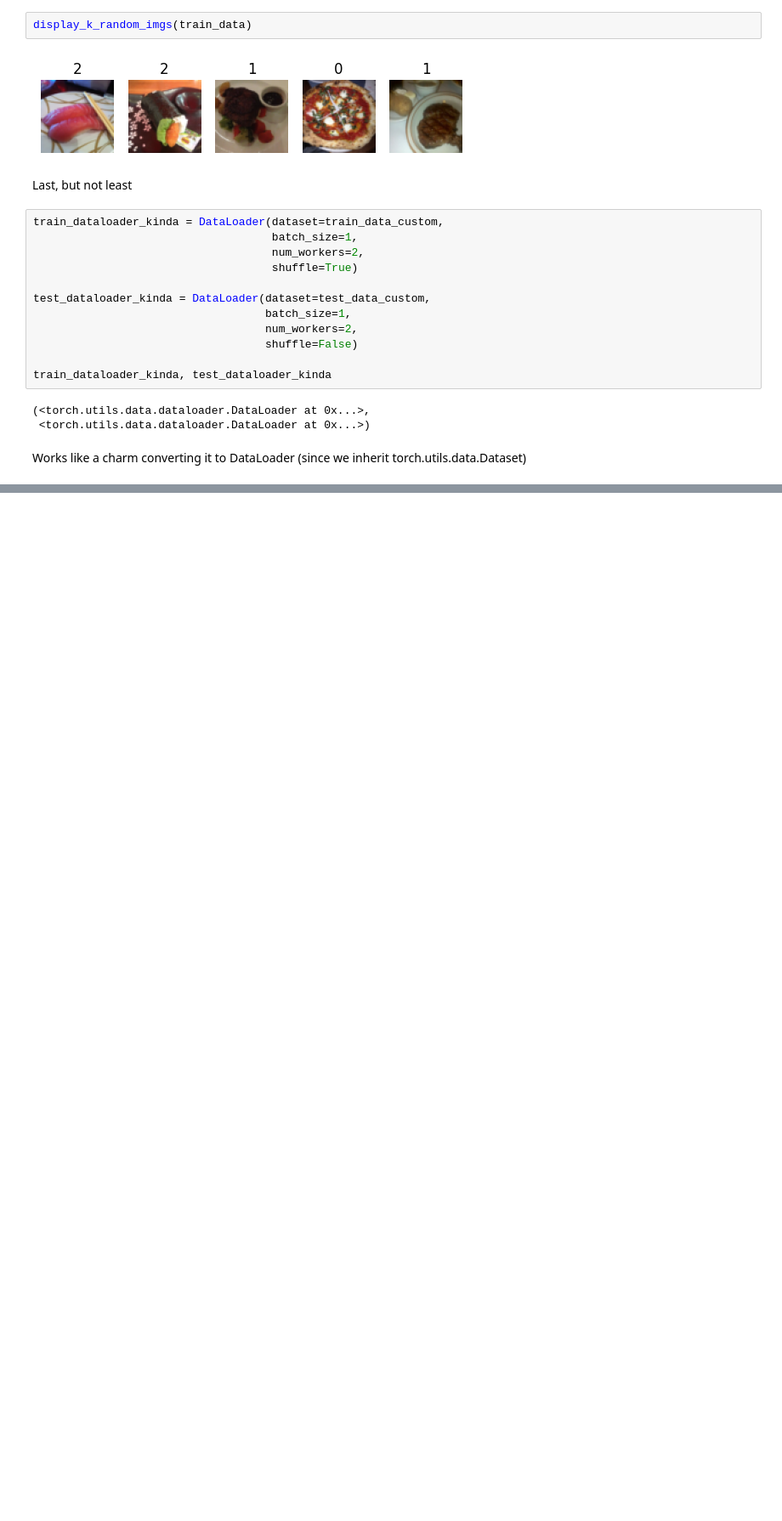
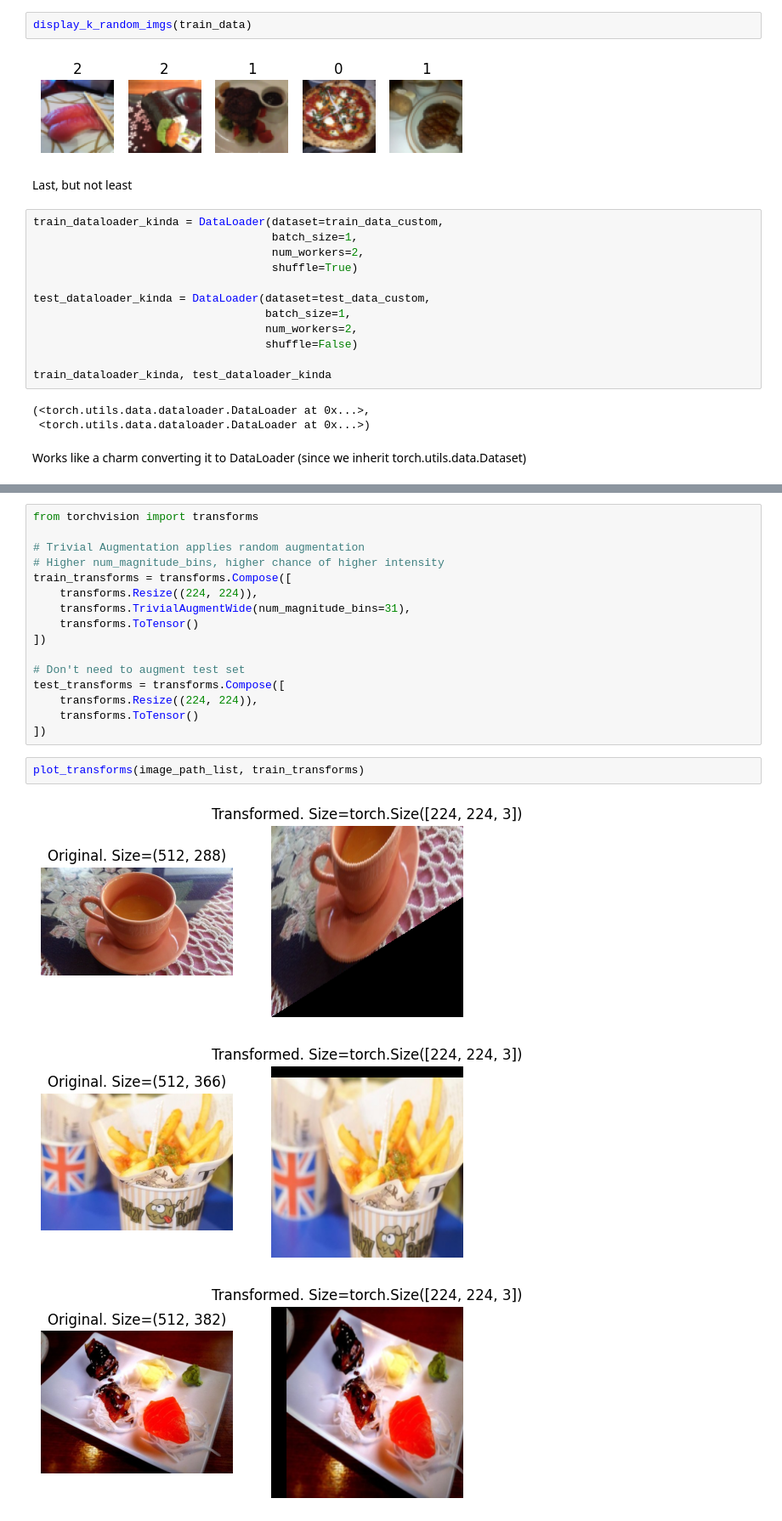
Before and after one commit to Cheslaff/KurwAI-archive, a Jupyter notebook: PyTorch/Study/custom_datasets.ipynb, the cells around one changed output, grey strips where cells are left out. Shown at 85% size. Cells and saved outputs as stored; diff of their text form; blank space fills up the shorter version.

```diff
--- a/PyTorch/Study/custom_datasets.ipynb
+++ b/PyTorch/Study/custom_datasets.ipynb
@@ -310,0 +314,22 @@ Works like a charm converting it to DataLoader (since we inherit torch.utils.dat
+# %%
+from torchvision import transforms
+
+# Trivial Augmentation applies random augmentation
+# Higher num_magnitude_bins, higher chance of higher intensity
+train_transforms = transforms.Compose([
+    transforms.Resize((224, 224)),
+    transforms.TrivialAugmentWide(num_magnitude_bins=31),
+    transforms.ToTensor()
+])
+
+# Don't need to augment test set
+test_transforms = transforms.Compose([
+    transforms.Resize((224, 224)),
+    transforms.ToTensor()
+])
+# %%
+plot_transforms(image_path_list, train_transforms)
+# %% [output]
+[figure, added]
+[figure, added]
+[figure, added]
```
Also changed, not shown: parts of 7 cells of this notebook.
